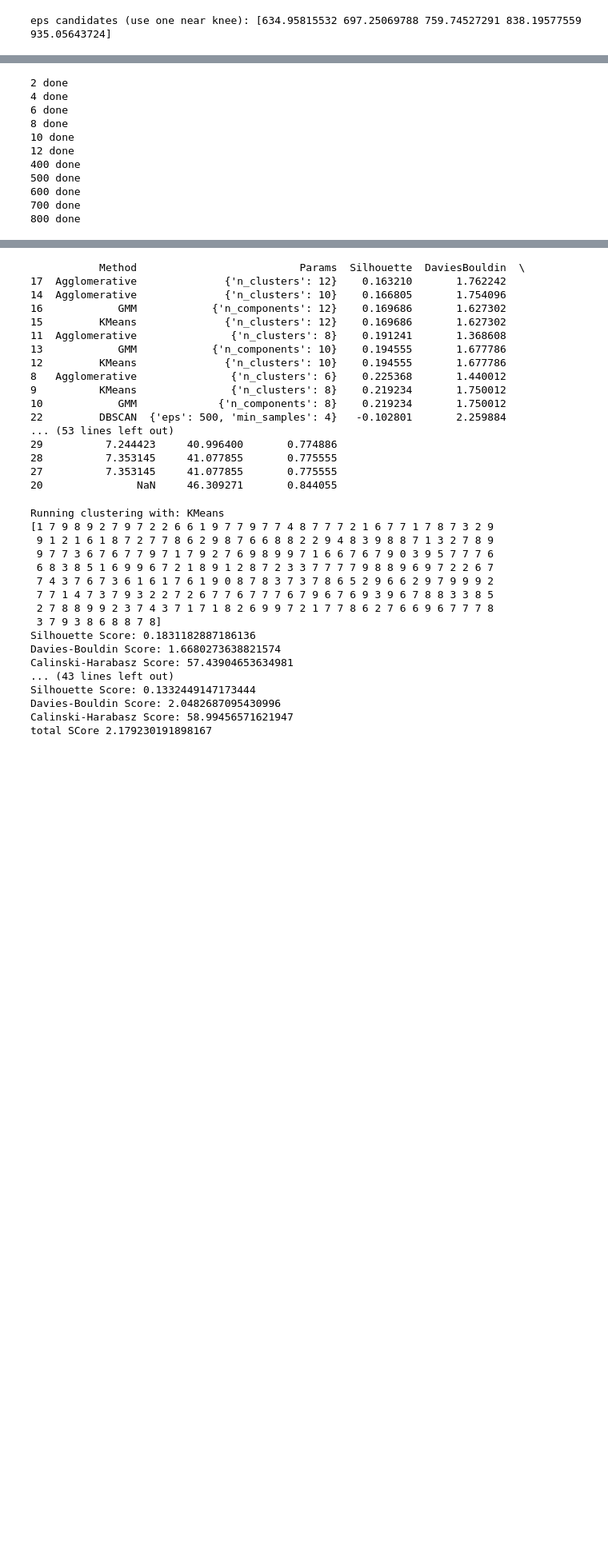
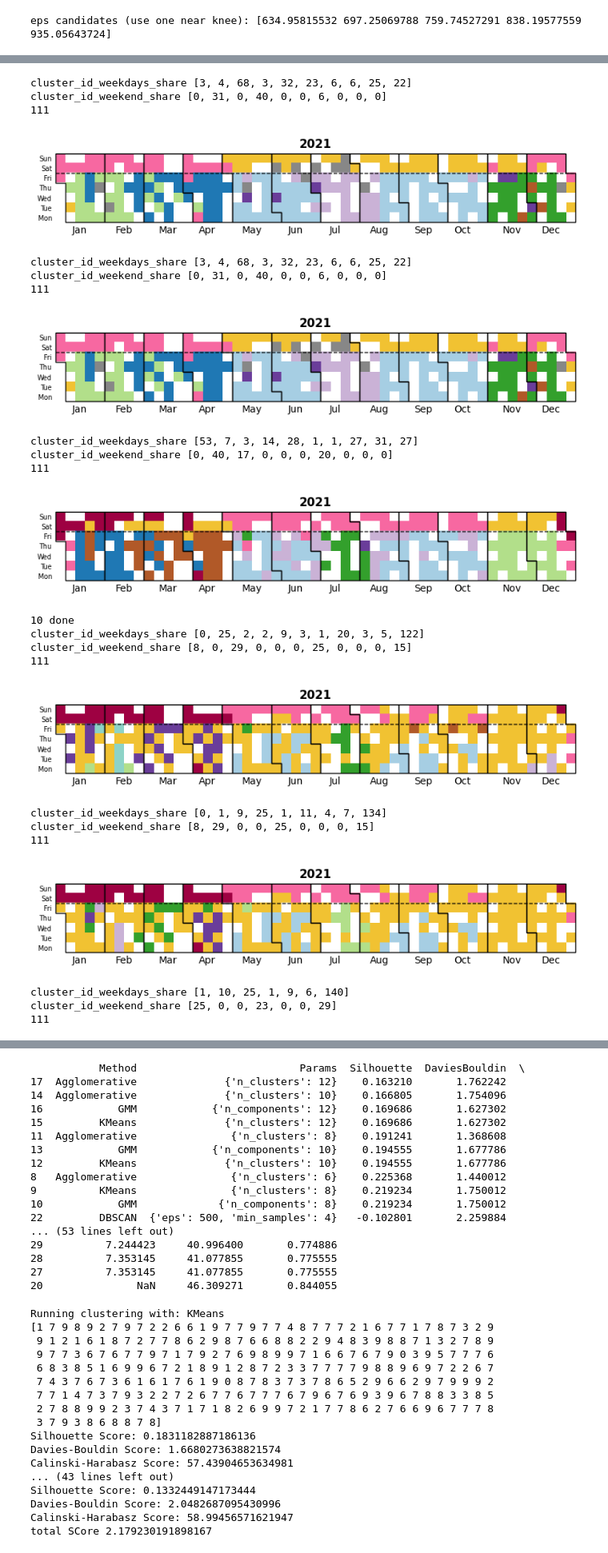
Before and after one commit to Jojo18-20/AI_course_submission, a Jupyter notebook: modul5_assigment3_submission.ipynb, the cells around one changed output, grey strips where cells are left out. Shown: that part at 80% size. Saved outputs shown, nothing was run; the diff lists cells and outputs as text; code cells hidden in the pictures; blank space fills up the shorter version.

```diff
--- a/modul5_assigment3_submission.ipynb
+++ b/modul5_assigment3_submission.ipynb
@@ -225,17 +437,45 @@ def find_the_closest_centroid(centroids, new_day, from_interval: int, to_interva
 def evaluate_clustering(method, model, X_train, X_test, params):
     labels = None
     if method == "GMM":
-        model.fit(X_train)
-        labels = model.predict(X_train)
+      labels=model.fit(X_train).predict(X_train)
+        #model.fit(X_train)
+        #labels = model.predict(X_train)
     else:
-        labels = model.fit_predict(X_train)
+        clusters = model.fit(X_train)
+        if clusters is not None:
+          labels = clusters.labels_
+        #labels = model.fit_predict(X_train)
 
+    #internal evaluation
     if len(np.unique(labels)) > 1 and np.any(labels != -1):
         sil = silhouette_score(X_train, labels)
         db  = davies_bouldin_score(X_train, labels)
         ch  = calinski_harabasz_score(X_train, labels)
     else:
         sil, db, ch = np.nan, np.nan, np.nan
+
+
+
+
+    # Calculate the number of clusters by finding unique values in 'cluster_labels'
+    n_clusters_t = len(np.unique(labels))
+
+    # Assign colors to days based on clusters
+    days_colors, color_to_cluster, style_to_cluster = assign_colors(n_clusters_t, days_train_not_nans, labels)
+    # The function 'assign_colors' is used to determine colors and styles for visualization.
+
+    # Create a calendar visualization figure
+    make_calendar_visualization_figure(days_train_not_nans, labels, n_clusters_t, [2021], days_colors,
+                                      color_to_cluster, save_figure=None)
+    # This function 'make_calendar_visualization_figure' is used to generate a visualization based on the provided data and parameters.
+    # 'days_not_nans' are the days, 'cluster_labels' are the cluster labels, 'n_clusters_t' is the number of clusters,
+    # '[2021]' represents the year, 'days_colors' represent the assigned colors for each day, 'color_to_cluster' maps colors to clusters,
+    # and 'save_figure' is an optional parameter to save the generated figure (can be None if not saving).
+
+
+
+
+
 
     # Initialize a list to store centroid data
     centroids = []
@@ -284,39 +524,52 @@ def evaluate_clustering(method, model, X_train, X_test, params):
 # %%
 results = []
 
 labels = None
-n_clusters = [2,4,6,8,10,12]  # Cluster
+n_clusters = [10]#[2,4,6,8,10,12]
 
 for k in n_clusters:
     # KMeans
     km = KMeans(n_clusters=k, random_state=42)
     evaluate_clustering("KMeans", km, X_train, X_test, {"n_clusters": k})
 
     # GMM
     gmm = GaussianMixture(n_components=k, random_state=42)
     evaluate_clustering("GMM", gmm, X_train, X_test, {"n_components": k})
 
     # Agglomerative
     agg = AgglomerativeClustering(n_clusters=k)
     evaluate_clustering("Agglomerative", agg, X_train, X_test, {"n_clusters": k})
 
     print(k,"done")
 
 # DBSCAN separate, eps und min_samples vary
-for eps in [400, 500, 600, 700, 800]:
+for eps in [500,600]:     #[400, 500, 600, 700, 800]:
     for ms in [2,4,6]:
         db = DBSCAN(eps=eps, min_samples=ms)
         evaluate_clustering("DBSCAN", db, X_train, X_test, {"eps": eps, "min_samples": ms})
     print (eps, "done")
 # %% [output]
-2 done
-4 done
-6 done
-8 done
-10 done
-12 done
-400 done
-500 done
-600 done
-700 done
-800 done
+cluster_id_weekdays_share [3, 4, 68, 3, 32, 23, 6, 6, 25, 22]
+cluster_id_weekend_share [0, 31, 0, 40, 0, 0, 6, 0, 0, 0]
+111
+[figure, added]
+cluster_id_weekdays_share [3, 4, 68, 3, 32, 23, 6, 6, 25, 22]
+cluster_id_weekend_share [0, 31, 0, 40, 0, 0, 6, 0, 0, 0]
+111
+[figure, added]
+cluster_id_weekdays_share [53, 7, 3, 14, 28, 1, 1, 27, 31, 27]
+cluster_id_weekend_share [0, 40, 17, 0, 0, 0, 20, 0, 0, 0]
+111
+[figure, added]
+10 done
+cluster_id_weekdays_share [0, 25, 2, 2, 9, 3, 1, 20, 3, 5, 122]
+cluster_id_weekend_share [8, 0, 29, 0, 0, 0, 25, 0, 0, 0, 15]
+111
+[figure, added]
+cluster_id_weekdays_share [0, 1, 9, 25, 1, 11, 4, 7, 134]
+cluster_id_weekend_share [8, 29, 0, 0, 25, 0, 0, 0, 15]
+111
+[figure, added]
+cluster_id_weekdays_share [1, 10, 25, 1, 9, 6, 140]
+cluster_id_weekend_share [25, 0, 0, 23, 0, 0, 29]
+111
```
Also changed, not shown: parts of 10 cells of this notebook.
